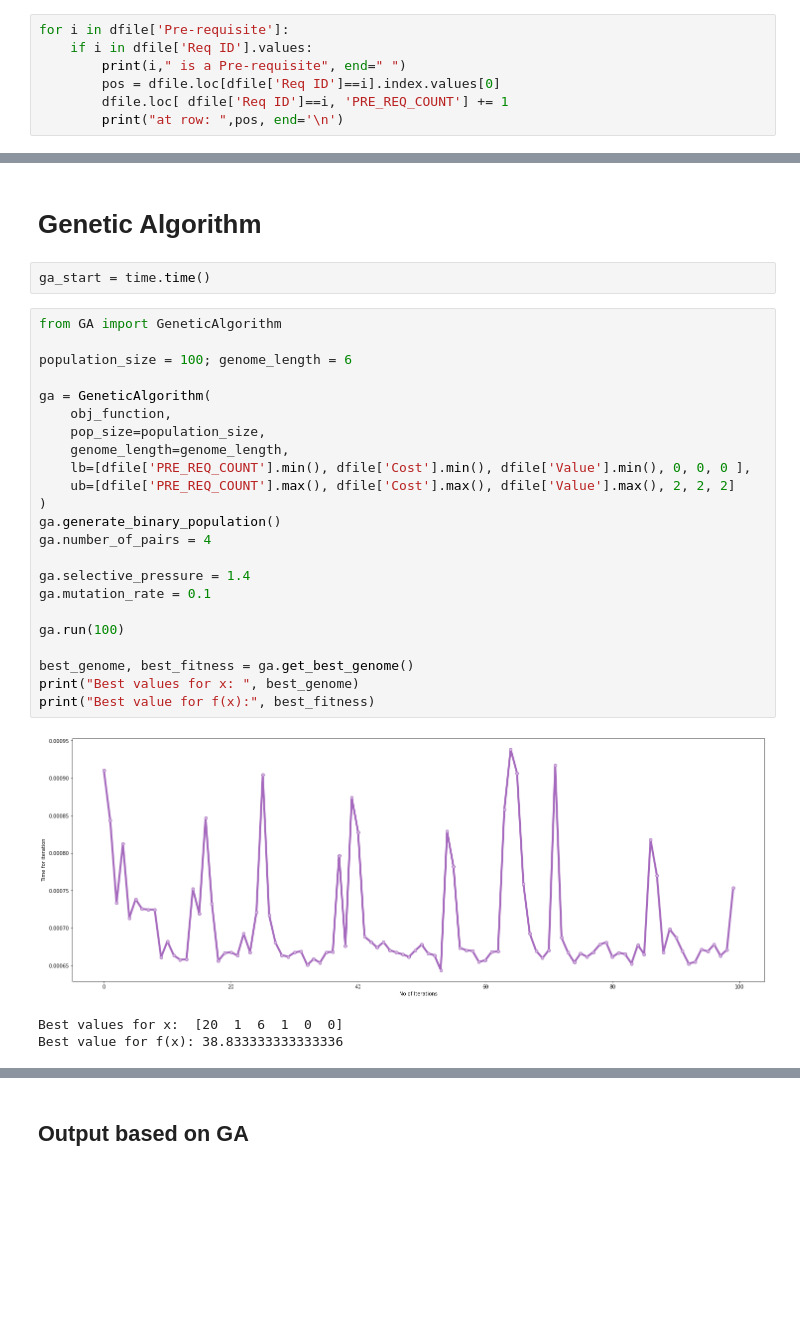
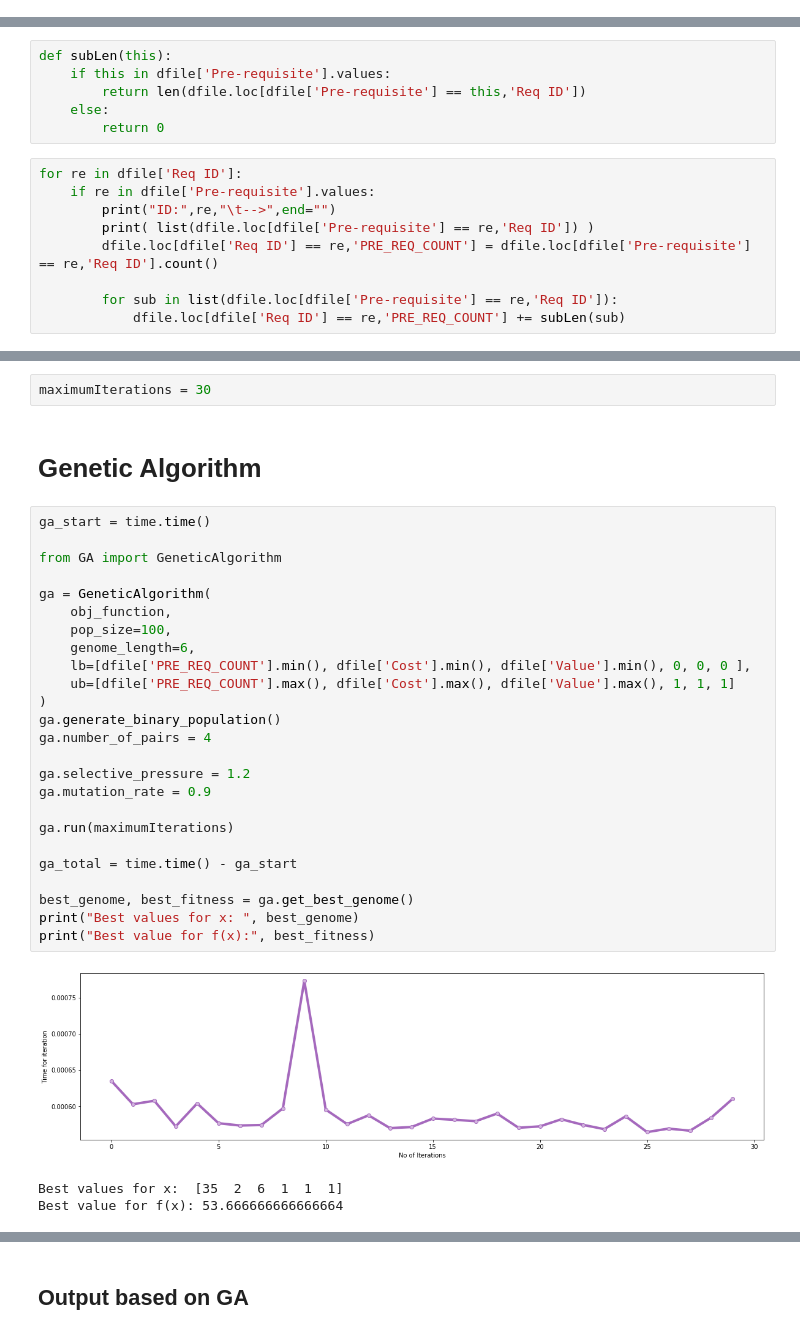
Before and after one commit to GocGamaar/Requirement-Prioritization, a Jupyter notebook: BMS Requirements.ipynb, the cells around one changed output, grey strips where cells are left out. Saved outputs shown, nothing was run; the diff lists cells and outputs as text; blank space fills up the shorter version.

```diff
--- a/BMS Requirements.ipynb
+++ b/BMS Requirements.ipynb
@@ -33,10 +32,3 @@ array([  0, 101, 102, 103, 105, 107, 112, 114, 127, 133, 136, 137, 138,
 # %%
 PRE_REQ_C = [0]*dfile['Req ID'].count()
 dfile['PRE_REQ_COUNT'] = PRE_REQ_C
-# %%
-for i in dfile['Pre-requisite']:
-    if i in dfile['Req ID'].values:
-        print(i," is a Pre-requisite", end=" ")
-        pos = dfile.loc[dfile['Req ID']==i].index.values[0]
-        dfile.loc[ dfile['Req ID']==i, 'PRE_REQ_COUNT'] += 1
-        print("at row: ",pos, end='\n')
@@ -69,0 +35,15 @@ dfile.head()
+# %%
+def subLen(this):
+    if this in dfile['Pre-requisite'].values:
+        return len(dfile.loc[dfile['Pre-requisite'] == this,'Req ID'])
+    else:
+        return 0
+# %%
+for re in dfile['Req ID']:
+    if re in dfile['Pre-requisite'].values:
+        print("ID:",re,"\t-->",end="")
+        print( list(dfile.loc[dfile['Pre-requisite'] == re,'Req ID']) )
+        dfile.loc[dfile['Req ID'] == re,'PRE_REQ_COUNT'] = dfile.loc[dfile['Pre-requisite'] == re,'Req ID'].count()
+
+        for sub in list(dfile.loc[dfile['Pre-requisite'] == re,'Req ID']):
+            dfile.loc[dfile['Req ID'] == re,'PRE_REQ_COUNT'] += subLen(sub)
@@ -117,35 +114,37 @@ def obj_function(genome):
         return 0
     else:
         return x1 + (10-(x2/x3)) + (x4*9) + (x5*5) + (x6*1)
+# %%
+maximumIterations = 30
 # %% [markdown]
 # Genetic Algorithm
-# %%
-ga_start = time.time()
 # %%
+ga_start = time.time()
+
 from GA import GeneticAlgorithm
-
-population_size = 100; genome_length = 6
 
 ga = GeneticAlgorithm(
     obj_function,
-    pop_size=population_size,
-    genome_length=genome_length,
+    pop_size=100,
+    genome_length=6,
     lb=[dfile['PRE_REQ_COUNT'].min(), dfile['Cost'].min(), dfile['Value'].min(), 0, 0, 0 ],
-    ub=[dfile['PRE_REQ_COUNT'].max(), dfile['Cost'].max(), dfile['Value'].max(), 2, 2, 2]
+    ub=[dfile['PRE_REQ_COUNT'].max(), dfile['Cost'].max(), dfile['Value'].max(), 1, 1, 1]
 )
 ga.generate_binary_population()
 ga.number_of_pairs = 4
 
-ga.selective_pressure = 1.4
-ga.mutation_rate = 0.1
+ga.selective_pressure = 1.2
+ga.mutation_rate = 0.9
 
-ga.run(100)
+ga.run(maximumIterations)
+
+ga_total = time.time() - ga_start
 
 best_genome, best_fitness = ga.get_best_genome()
 print("Best values for x: ", best_genome)
 print("Best value for f(x):", best_fitness)
 # %% [output]
-[figure, old version]
+[figure, new version]
-Best values for x:  [20  1  6  1  0  0]
-Best value for f(x): 38.833333333333336
+Best values for x:  [35  2  6  1  1  1]
+Best value for f(x): 53.666666666666664
 # %%
```
Also changed, not shown: parts of 24 cells of this notebook.
